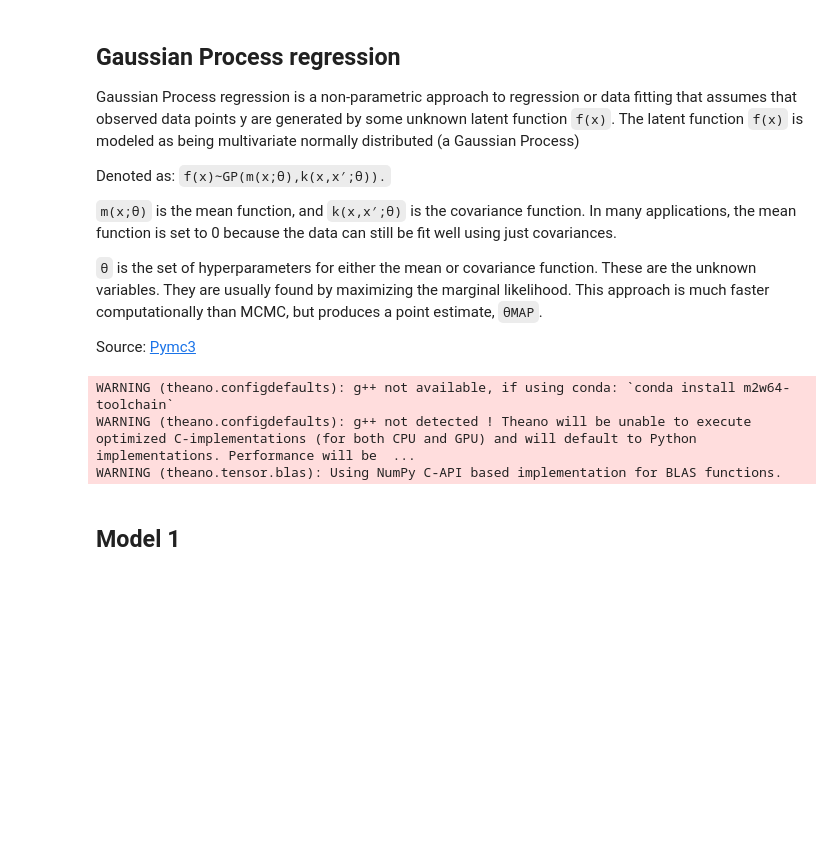
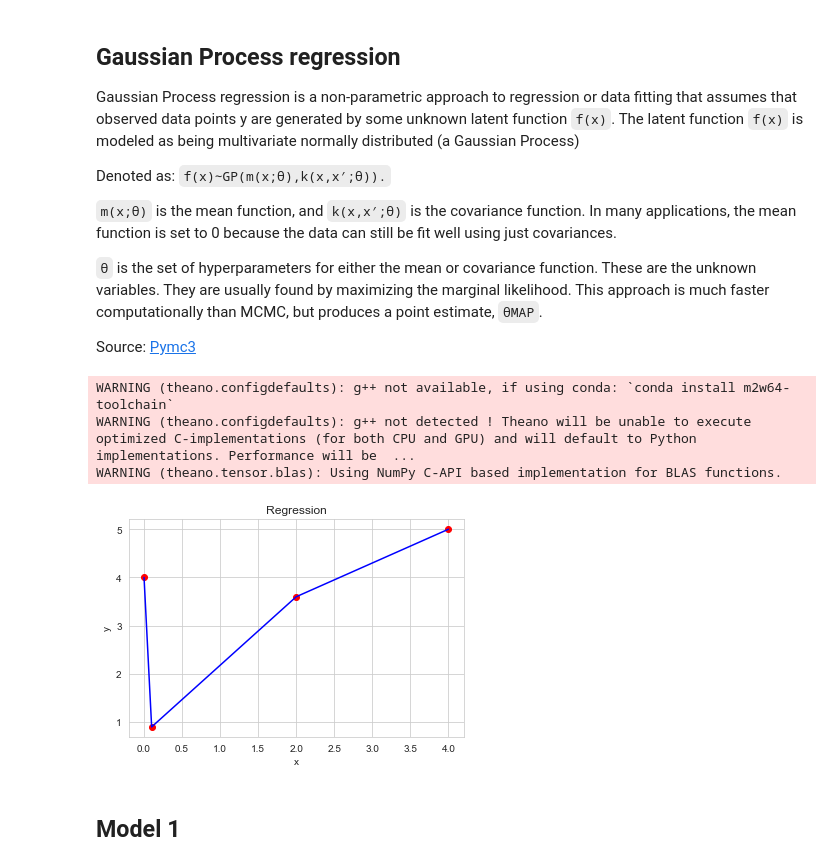
Before and after one commit to Ellie190/Advanced-Machine-Learning, a Jupyter notebook: Practical_Assignment_5.ipynb, the cells around one changed output. Cells and saved outputs as stored; diff of their text form; code cells hidden in the pictures; blank space fills up the shorter version.

```diff
--- a/Practical_Assignment_5.ipynb
+++ b/Practical_Assignment_5.ipynb
@@ -36,5 +39,14 @@ WARNING (theano.tensor.blas): Using NumPy C-API based implementation for BLAS fu
 # Regression
 x = np.array([0, 0.1, 2, 4])
 y = np.array([4, 0.9, 3.6, 5])
+# %%
+plt.plot(x,y, color = 'b')
+plt.scatter(x,y, color = 'r')
+plt.title('Regression')
+plt.xlabel('x')
+plt.ylabel('y')
+plt.show()
+# %% [output]
+[figure, added]
 # %% [markdown]
 ## Model 1
```
Also changed, not shown: parts of 5 cells of this notebook.
